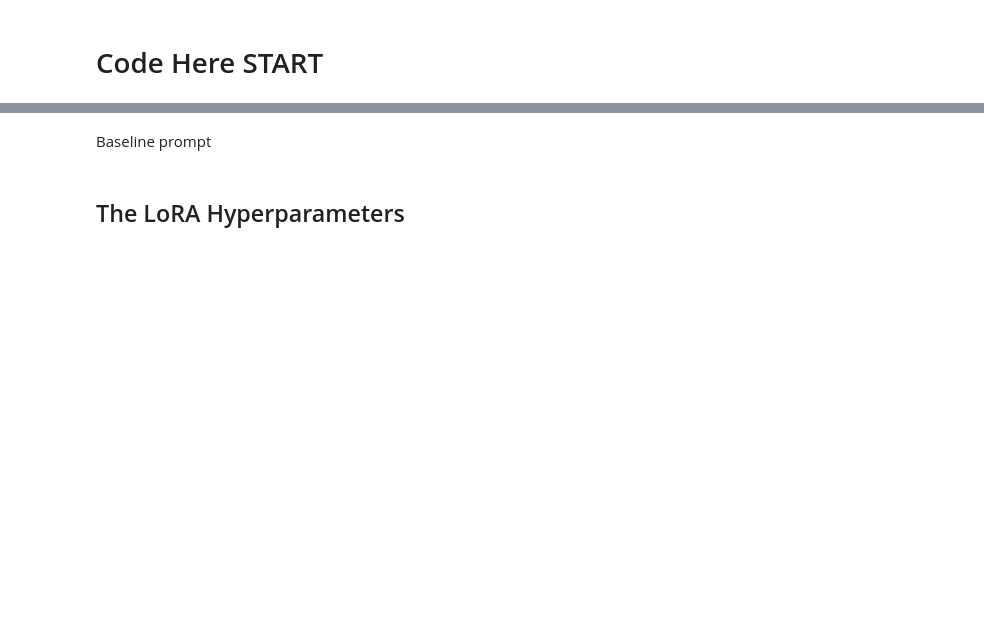
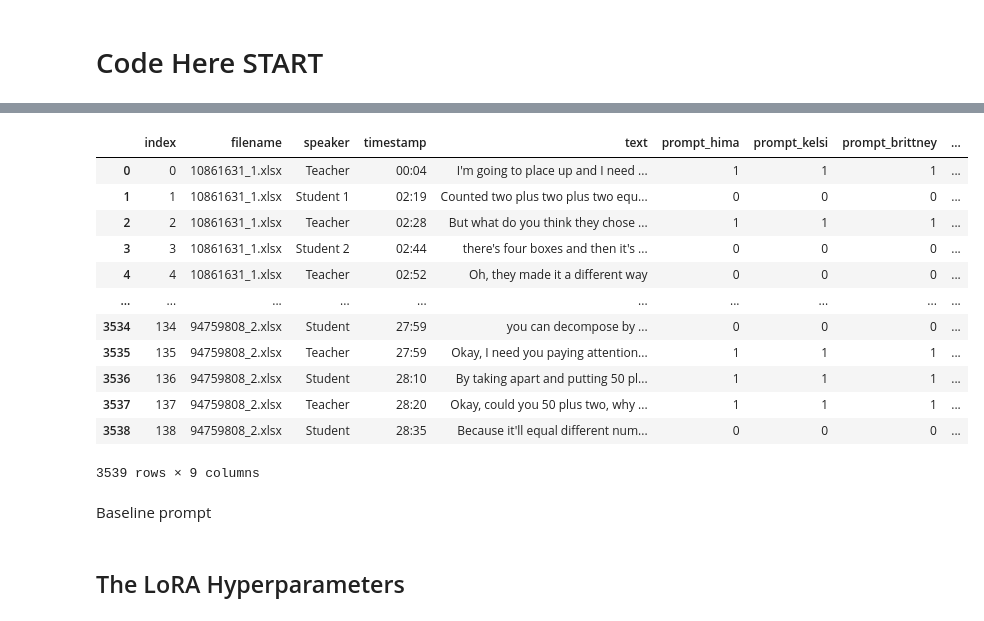
Before and after one commit to hernandezb3/llm-text-classification, a Jupyter notebook: 04_finetuning.ipynb, the cells around one changed output, grey strips where cells are left out. Cells and saved outputs as stored; diff of their text form; code cells hidden in the pictures; blank space fills up the shorter version.

```diff
--- a/04_finetuning.ipynb
+++ b/04_finetuning.ipynb
@@ -687,3 +711,23 @@ word_counts
+# %%
+DATA_SOURCE = "dev" # train, dev, test
+
+path_to_data = DATA_DIR / f"{DATA_SOURCE}.xlsx"
+dev = pd.read_excel(path_to_data)
+dev
+# %% [output]
+|  | index | filename | speaker | timestamp | text | prompt_hima | prompt_kelsi | prompt_brittney | ... |
+| 0 | 0 | 10861631_1.xlsx | Teacher | 00:04 | I'm going to place up and I need ... | 1 | 1 | 1 | ... |
+| 1 | 1 | 10861631_1.xlsx | Student 1 | 02:19 | Counted two plus two plus two equ... | 0 | 0 | 0 | ... |
+| 2 | 2 | 10861631_1.xlsx | Teacher | 02:28 | But what do you think they chose ... | 1 | 1 | 1 | ... |
+| 3 | 3 | 10861631_1.xlsx | Student 2 | 02:44 | there's four boxes and then it's ... | 0 | 0 | 0 | ... |
+| 4 | 4 | 10861631_1.xlsx | Teacher | 02:52 | Oh, they made it a different way | 0 | 0 | 0 | ... |
+| ... | ... | ... | ... | ... | ... | ... | ... | ... | ... |
+| 3534 | 134 | 94759808_2.xlsx | Student | 27:59 | you can decompose by ... | 0 | 0 | 0 | ... |
+| 3535 | 135 | 94759808_2.xlsx | Teacher | 27:59 | Okay, I need you paying attention... | 1 | 1 | 1 | ... |
+| 3536 | 136 | 94759808_2.xlsx | Student | 28:10 | By taking apart and putting 50 pl... | 1 | 1 | 1 | ... |
+| 3537 | 137 | 94759808_2.xlsx | Teacher | 28:20 | Okay, could you 50 plus two, why ... | 1 | 1 | 1 | ... |
+| 3538 | 138 | 94759808_2.xlsx | Student | 28:35 | Because it'll equal different num... | 0 | 0 | 0 | ... |
+3539 rows × 9 columns
 # %%
 dev
 # %%
```
Also changed, not shown: parts of 14 cells of this notebook.
